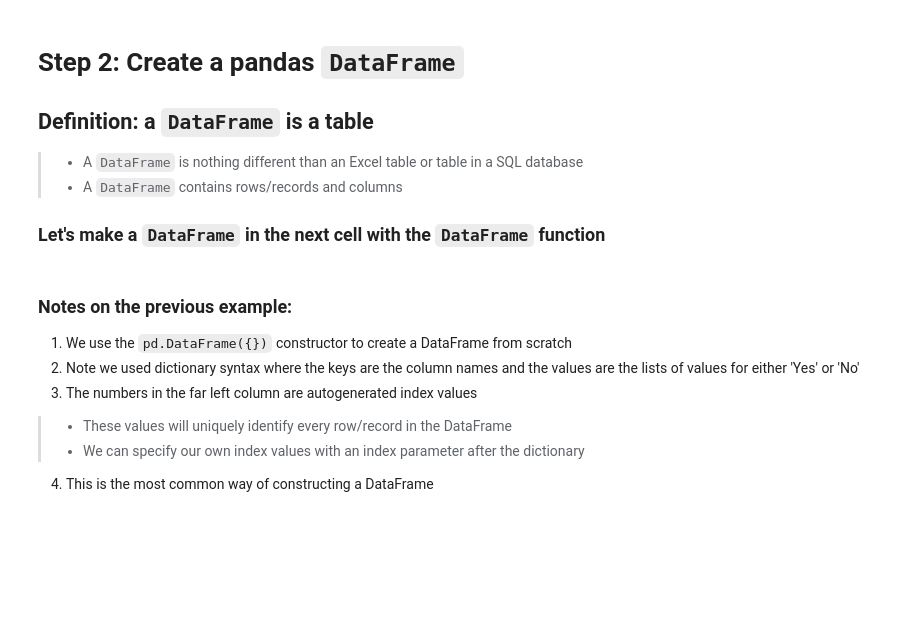
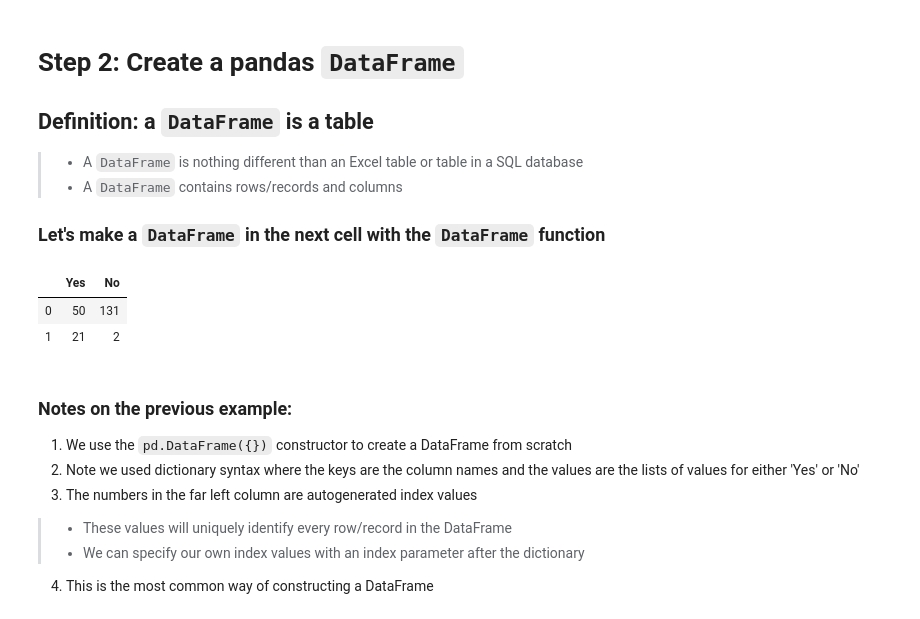
Before and after one commit to AntonTrainer/CU, a Jupyter notebook: week_9/Pandas_Part1_Student.ipynb, the cells around one changed output. Drawn from its saved outputs; the diff is of its cells as text; code cells hidden in the pictures; blank space fills up the shorter version.

```diff
--- a/week_9/Pandas_Part1_Student.ipynb
+++ b/week_9/Pandas_Part1_Student.ipynb
@@ -42,6 +49,15 @@ os.getcwd #get current working dir
 >- A `DataFrame` contains rows/records and columns
 
 ### Let's make a `DataFrame` in the next cell with the `DataFrame` function
+# %%
+pd.DataFrame({'Yes': [50,21],
+              'No': [131,2]
+             } #drop a line to align the bracket types to see that you closed the ones you opened
+            )
+# %% [output]
+|  | Yes | No |
+| 0 | 50 | 131 |
+| 1 | 21 | 2 |
 # %% [markdown]
 ### Notes on the previous example:
 1. We use the `pd.DataFrame({})` constructor to create a DataFrame from scratch
```
Also changed, not shown: parts of 11 cells of this notebook, 4 other files.
